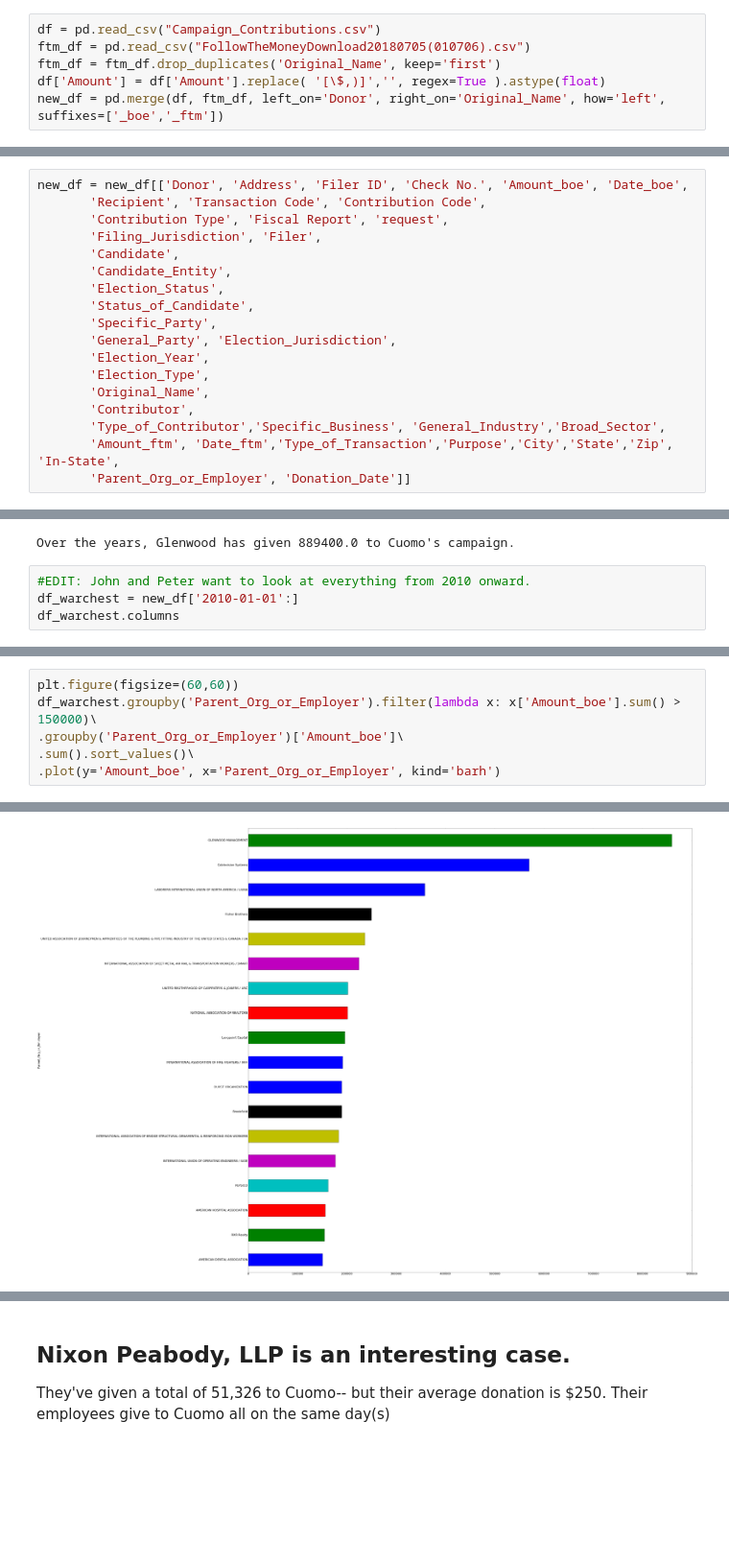
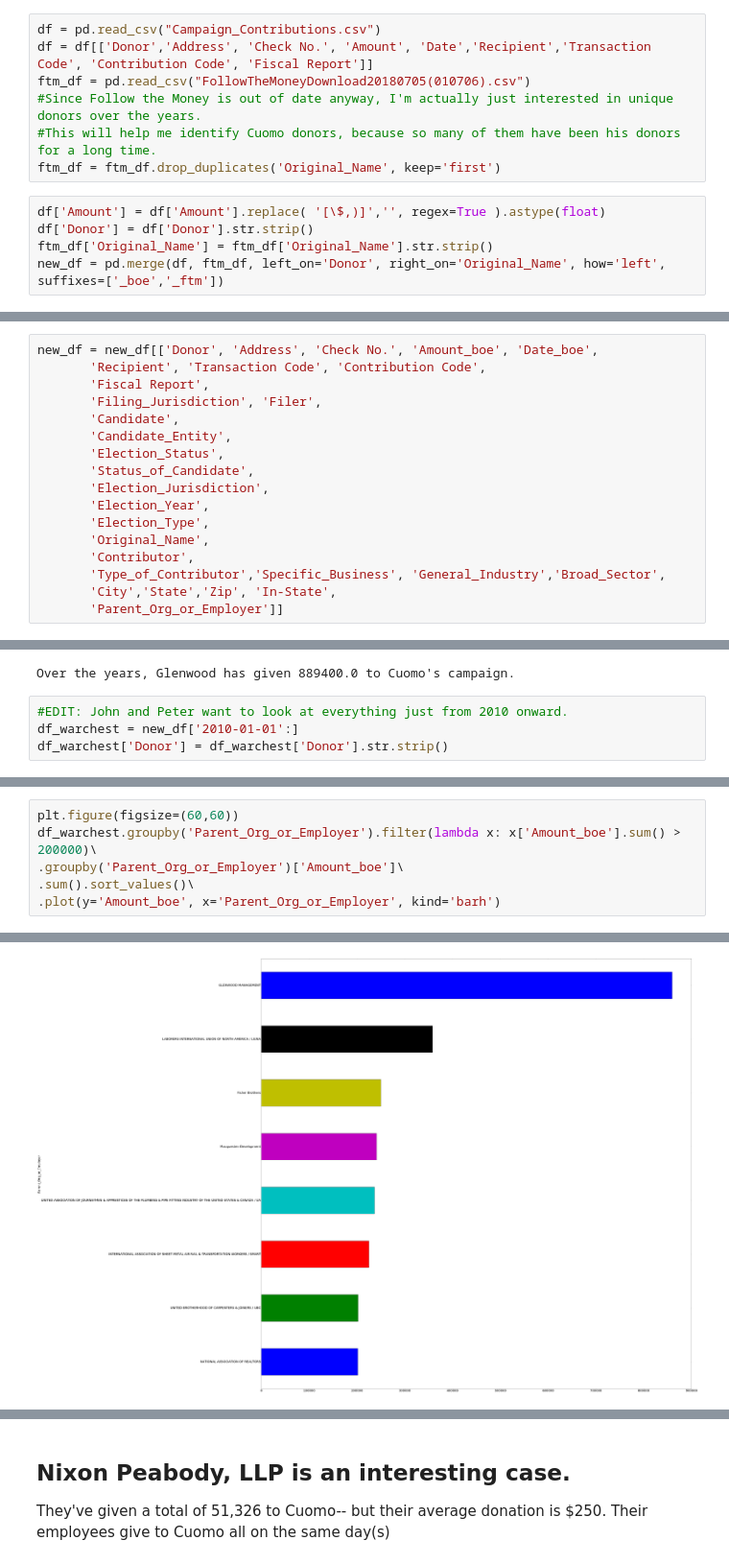
Before and after one commit to kromreig/warchest_cuomo_indy, a Jupyter notebook: Cuomo_Campaign_Finance.ipynb, the cells around one changed output, grey strips where cells are left out. Shown at 96% size. Saved outputs shown, nothing was run; the diff lists cells and outputs as text; blank space fills up the shorter version.

```diff
--- a/Cuomo_Campaign_Finance.ipynb
+++ b/Cuomo_Campaign_Finance.ipynb
@@ -22,11 +22,17 @@ matplotlib.rc('font', **font)
 I read the CSV, then I take the dollar signs out of the 'Amount' column, ...and convert it to float so I can do calculations.
 
 I convert the 'Date' column to Pandas datetime, so I can sort and filter by date.
+# %%
+df = pd.read_csv("Campaign_Contributions.csv")
+df = df[['Donor','Address', 'Check No.', 'Amount', 'Date','Recipient','Transaction Code', 'Contribution Code', 'Fiscal Report']]
+ftm_df = pd.read_csv("FollowTheMoneyDownload20180705(010706).csv")
+#Since Follow the Money is out of date anyway, I'm actually just interested in unique donors over the years.
+#This will help me identify Cuomo donors, because so many of them have been his donors for a long time.
+ftm_df = ftm_df.drop_duplicates('Original_Name', keep='first')
 # %%
-df = pd.read_csv("Campaign_Contributions.csv")
-ftm_df = pd.read_csv("FollowTheMoneyDownload20180705(010706).csv")
-ftm_df = ftm_df.drop_duplicates('Original_Name', keep='first')
 df['Amount'] = df['Amount'].replace( '[\$,)]','', regex=True ).astype(float)
+df['Donor'] = df['Donor'].str.strip()
+ftm_df['Original_Name'] = ftm_df['Original_Name'].str.strip()
 new_df = pd.merge(df, ftm_df, left_on='Donor', right_on='Original_Name', how='left', suffixes=['_boe','_ftm'])
 # %% [markdown]
 ## FollowTheMoney has data on individual donors, but they aggregate donations.
@@ -39,23 +45,22 @@ new_df.set_index('Date', inplace=True)
 new_df.sort_index(axis=0, inplace=True)
 new_df.dropna(subset=['Date_boe'], inplace=True)
 # %%
-new_df = new_df[['Donor', 'Address', 'Filer ID', 'Check No.', 'Amount_boe', 'Date_boe',
+new_df = new_df[['Donor', 'Address', 'Check No.', 'Amount_boe', 'Date_boe',
        'Recipient', 'Transaction Code', 'Contribution Code',
-       'Contribution Type', 'Fiscal Report', 'request',
+       'Fiscal Report',
        'Filing_Jurisdiction', 'Filer',
        'Candidate',
        'Candidate_Entity',
        'Election_Status',
        'Status_of_Candidate',
-       'Specific_Party',
-       'General_Party', 'Election_Jurisdiction',
+       'Election_Jurisdiction',
        'Election_Year',
        'Election_Type',
        'Original_Name',
        'Contributor',
        'Type_of_Contributor','Specific_Business', 'General_Industry','Broad_Sector',
-       'Amount_ftm', 'Date_ftm','Type_of_Transaction','Purpose','City','State','Zip', 'In-State',
-       'Parent_Org_or_Employer', 'Donation_Date']]
+       'City','State','Zip', 'In-State',
+       'Parent_Org_or_Employer']]
 # %%
 plt.figure(figsize=(20,30))
 new_df['2010-01-01':].groupby('Donor').filter(lambda x: x['Amount_boe'].sum()>150000)\
@@ -90,6 +95,6 @@ print("Over the years, Glenwood has given", new_df[new_df['Parent_Org_or_Employe
 # %% [output]
 Over the years, Glenwood has given 889400.0 to Cuomo's campaign.
 # %%
-#EDIT: John and Peter want to look at everything from 2010 onward.
+#EDIT: John and Peter want to look at everything just from 2010 onward.
 df_warchest = new_df['2010-01-01':]
-df_warchest.columns
+df_warchest['Donor'] = df_warchest['Donor'].str.strip()
@@ -279,11 +221,11 @@ df_warchest.groupby('General_Industry').filter(lambda x: x['Amount_boe'].sum() >
 # %%
 plt.figure(figsize=(60,60))
-df_warchest.groupby('Parent_Org_or_Employer').filter(lambda x: x['Amount_boe'].sum() > 150000)\
+df_warchest.groupby('Parent_Org_or_Employer').filter(lambda x: x['Amount_boe'].sum() > 200000)\
 .groupby('Parent_Org_or_Employer')['Amount_boe']\
 .sum().sort_values()\
 .plot(y='Amount_boe', x='Parent_Org_or_Employer', kind='barh')
 # %% [output]
 <matplotlib.axes._subplots.AxesSubplot at 0x...>
-[figure, old version]
+[figure, new version]
 # %%
 df_warchest.groupby('Address')['Donor'].nunique().sort_values(ascending=False)
```
Also changed, not shown: parts of 19 cells of this notebook.
